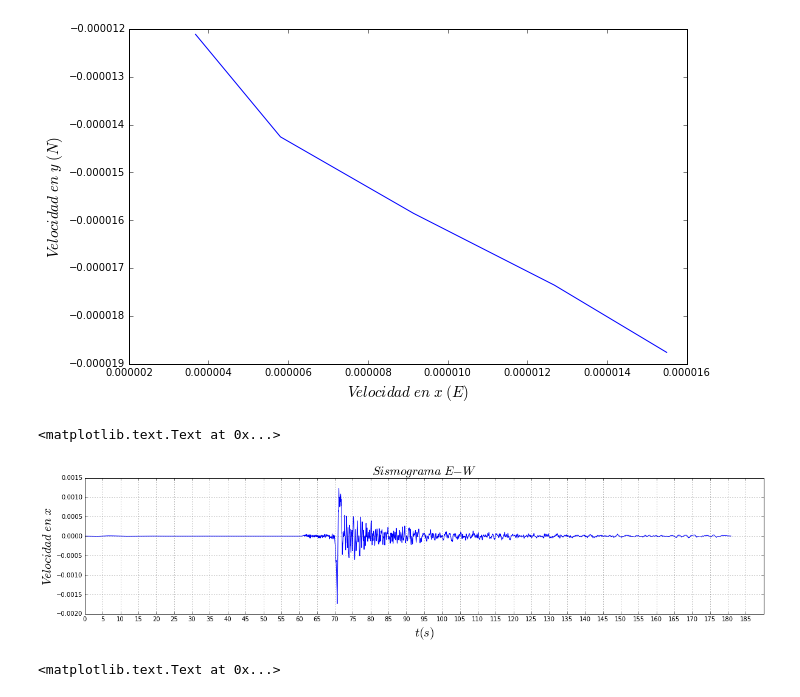
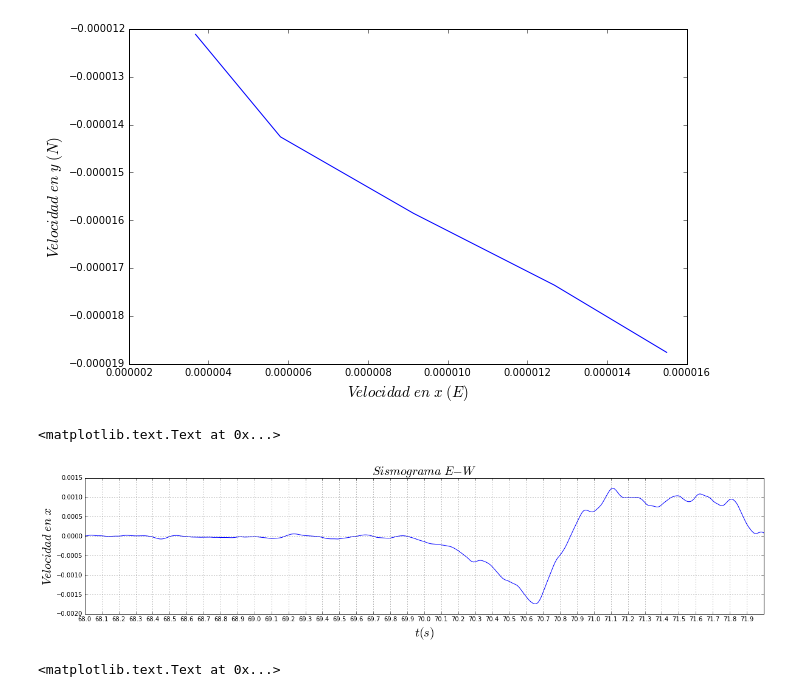
Before and after one commit to auracuervog/Sismologia20151, a Jupyter notebook: Tarea2/Sismogramas_evento2.ipynb, the cells around one changed output. Saved outputs shown, nothing was run; the diff lists cells and outputs as text; code cells hidden in the pictures.

```diff
--- a/Tarea2/Sismogramas_evento2.ipynb
+++ b/Tarea2/Sismogramas_evento2.ipynb
@@ -464,25 +464,27 @@ print len(e8)
 # %%
 datos9e = loadtxt('IQ.MAM1..HHE.D.2013.013.21.22.39.SAC.deco.int.dat')
 v9e = datos9e[:,1]
 t9e = datos9e[:,0]
 
 datos9n = loadtxt('IQ.MAM1..HHN.D.2013.013.21.22.38.SAC.deco.int.dat')
 v9n = datos9n[:,1]
 t9n = datos9n[:,0]
 
 figr = plt.figure()
 axr = figr.gca()
 figr.set_size_inches(20,4)
 plot(t9e, v9e)
-axr.set_xticks(np.arange(0,190,5))
-xlim([0,190])
+axr.set_xticks(np.arange(68,72,.1))
+xlim([68,72])
+#axr.set_xticks(np.arange(0,190,5))
+#xlim([0,190])
 grid()
 xlabel(r'$t (s)$', fontsize=20)
 ylabel(r'$Velocidad \ en \ x$', fontsize=20)
 title(r'$Sismograma \ E-W$', fontsize=20)
 # %% [output]
 <matplotlib.text.Text at 0x...>
-[figure, old version]
+[figure, new version]
 # %%
 figs = plt.figure()
 axs = figs.gca()
```
Also changed, not shown: parts of 3 cells of this notebook, 6 other files.
